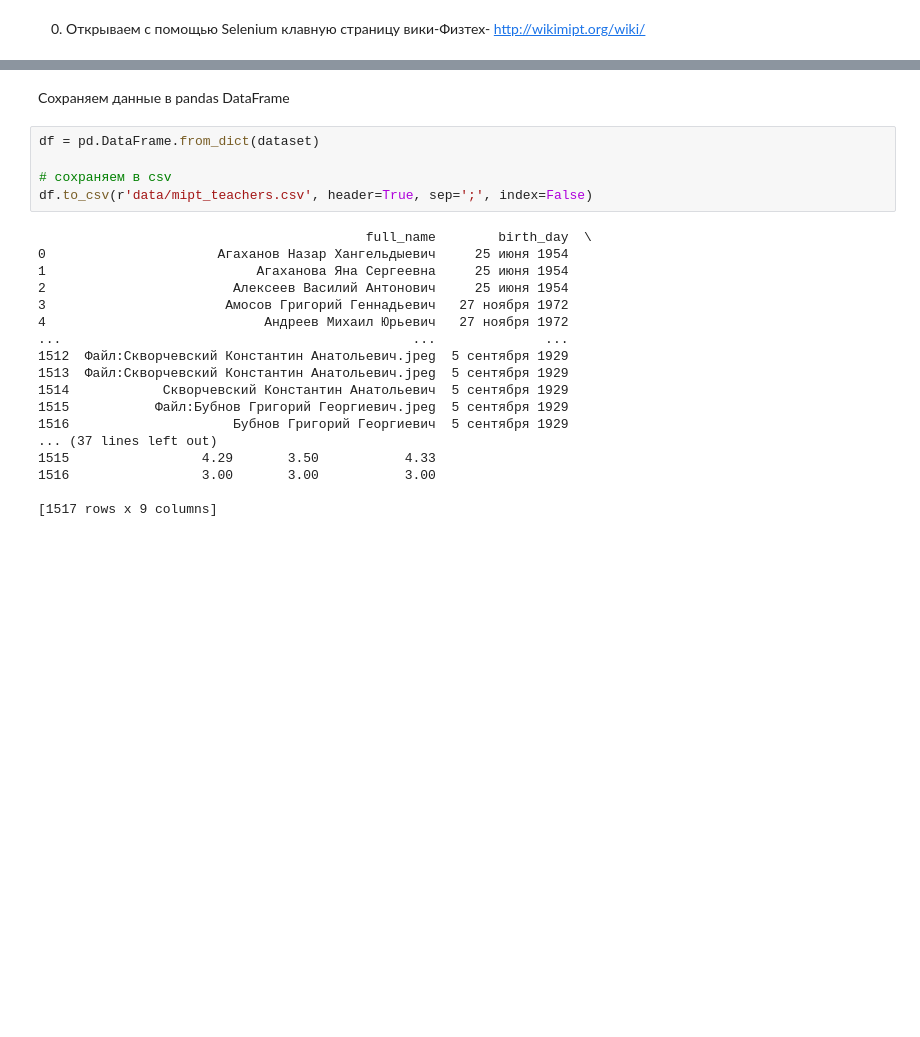
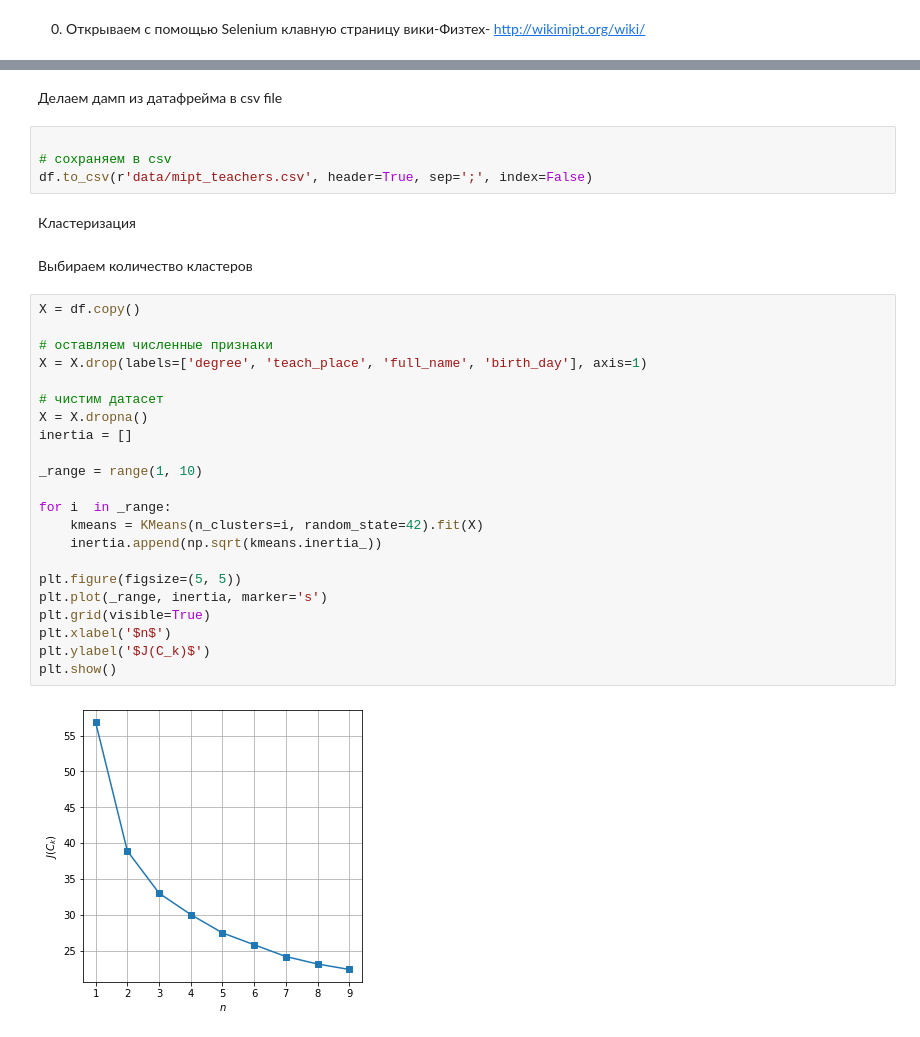
Before and after one commit to skygen7/mipt-datascience, a Jupyter notebook: HW_2.ipynb, the cells around one changed output, grey strips where cells are left out. Drawn from its saved outputs; the diff is of its cells as text; blank space fills up the shorter version.

```diff
--- a/HW_2.ipynb
+++ b/HW_2.ipynb
@@ -157,25 +172,34 @@ Teacher Шурупов Михаил Алексеевич has no rate overall_sco
-# %% [markdown]
-Сохраняем данные в pandas DataFrame
+# %% [markdown]
+Делаем дамп из датафрейма в csv file
 # %%
-df = pd.DataFrame.from_dict(dataset)
 
 # сохраняем в csv
 df.to_csv(r'data/mipt_teachers.csv', header=True, sep=';', index=False)
-# %% [output]
-                                          full_name        birth_day  \
-0                      Агаханов Назар Хангельдыевич     25 июня 1954
-1                           Агаханова Яна Сергеевна     25 июня 1954
-2                        Алексеев Василий Антонович     25 июня 1954
-3                       Амосов Григорий Геннадьевич   27 ноября 1972
-4                            Андреев Михаил Юрьевич   27 ноября 1972
-...                                             ...              ...
-1512  Файл:Скворчевский Константин Анатольевич.jpeg  5 сентября 1929
-1513  Файл:Скворчевский Константин Анатольевич.jpeg  5 сентября 1929
-1514            Скворчевский Константин Анатольевич  5 сентября 1929
-1515           Файл:Бубнов Григорий Георгиевич.jpeg  5 сентября 1929
-1516                     Бубнов Григорий Георгиевич  5 сентября 1929
-... (37 lines left out)
-1515                 4.29       3.50           4.33
-1516                 3.00       3.00           3.00
-
-[1517 rows x 9 columns]
+# %% [markdown]
+Кластеризация
+# %% [markdown]
+Выбираем количество кластеров
+# %%
+X = df.copy()
+
+# оставляем численные признаки
+X = X.drop(labels=['degree', 'teach_place', 'full_name', 'birth_day'], axis=1)
+
+# чистим датасет
+X = X.dropna()
+inertia = []
+
+_range = range(1, 10)
+
+for i  in _range:
+    kmeans = KMeans(n_clusters=i, random_state=42).fit(X)
+    inertia.append(np.sqrt(kmeans.inertia_))
+
+plt.figure(figsize=(5, 5))
+plt.plot(_range, inertia, marker='s')
+plt.grid(visible=True)
+plt.xlabel('$n$')
+plt.ylabel('$J(C_k)$')
+plt.show()
+# %% [output]
+[figure, added]
```
Also changed, not shown: parts of 4 cells of this notebook, 1 other file.
